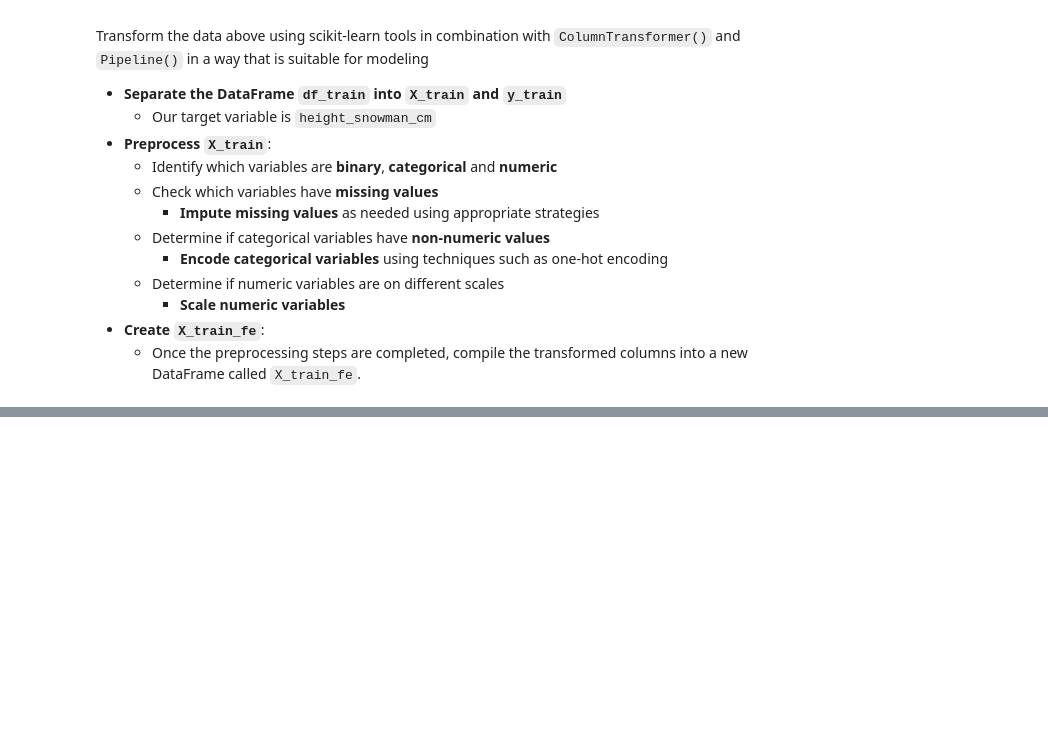
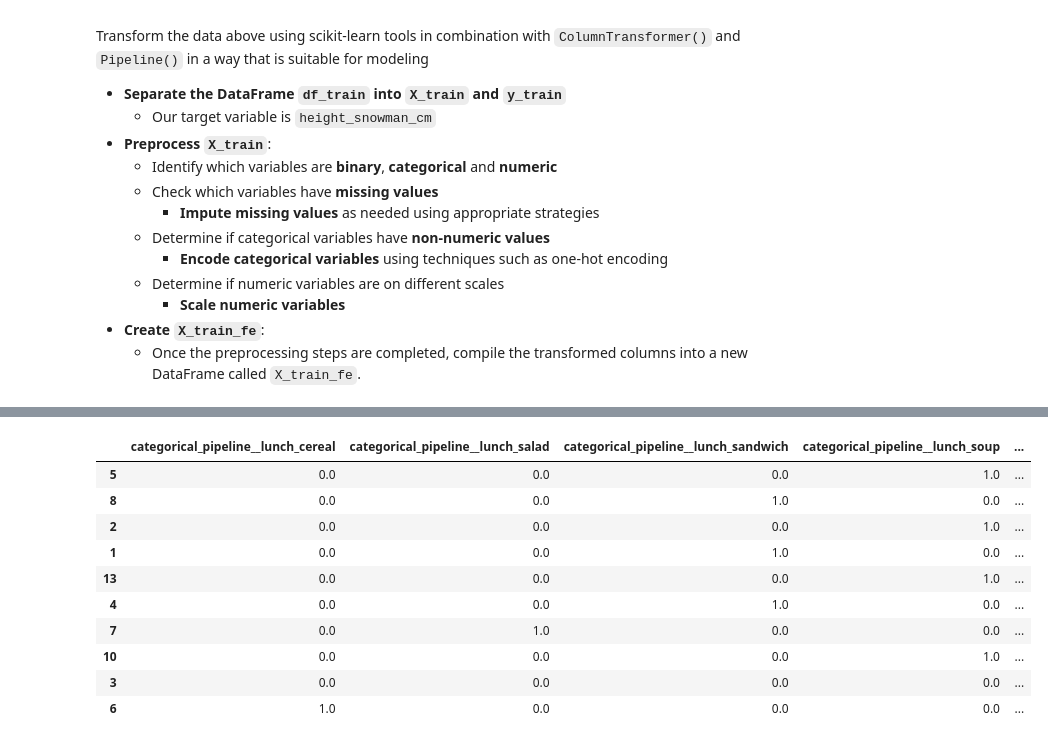
Before and after one commit to helgorithms/feature-engineering, a Jupyter notebook: 2.2_advanced_fe_exercise.ipynb, the cells around one changed output, grey strips where cells are left out. Drawn from its saved outputs; the diff is of its cells as text; code cells hidden in the pictures; blank space fills up the shorter version.

```diff
--- a/2.2_advanced_fe_exercise.ipynb
+++ b/2.2_advanced_fe_exercise.ipynb
@@ -68,0 +121,7 @@ Transform the data above using scikit-learn tools in combination with `ColumnTra
+# %%
+# Let's define the steps to impute and transform numerical steps
+numerical_steps = [('imputer', SimpleImputer(strategy = 'median')),
+             ('scaler', RobustScaler())]
+# %%
+numerical_pipeline = Pipeline(steps=numerical_steps)
+numerical_pipeline
@@ -68,0 +131,8 @@ Transform the data above using scikit-learn tools in combination with `ColumnTra
+# %%
+# Let's build a new transformer to include this pipeline
+transformers = [('categorical_pipeline', categorical_pipeline, categorical),
+                  ('numerical_pipeline', numerical_pipeline, numerical)]
+
+column_transformer = ColumnTransformer(transformers=transformers,
+                                         remainder = 'drop').set_output(transform='pandas')
+column_transformer
@@ -68,0 +152,2 @@ Transform the data above using scikit-learn tools in combination with `ColumnTra
+# %%
+column_transformer.fit(X_train)
@@ -68,0 +167,15 @@ Transform the data above using scikit-learn tools in combination with `ColumnTra
+# %%
+X_train_fe = column_transformer.transform(X_train)
+X_train_fe
+# %% [output]
+|  | categorical_pipeline__lunch_cereal | categorical_pipeline__lunch_salad | categorical_pipeline__lunch_sandwich | categorical_pipeline__lunch_soup | ... |
+| 5 | 0.0 | 0.0 | 0.0 | 1.0 | ... |
+| 8 | 0.0 | 0.0 | 1.0 | 0.0 | ... |
+| 2 | 0.0 | 0.0 | 0.0 | 1.0 | ... |
+| 1 | 0.0 | 0.0 | 1.0 | 0.0 | ... |
+| 13 | 0.0 | 0.0 | 0.0 | 1.0 | ... |
+| 4 | 0.0 | 0.0 | 1.0 | 0.0 | ... |
+| 7 | 0.0 | 1.0 | 0.0 | 0.0 | ... |
+| 10 | 0.0 | 0.0 | 0.0 | 1.0 | ... |
+| 3 | 0.0 | 0.0 | 0.0 | 0.0 | ... |
+| 6 | 1.0 | 0.0 | 0.0 | 0.0 | ... |
```
Also changed, not shown: parts of 12 cells of this notebook, 3 other files.
